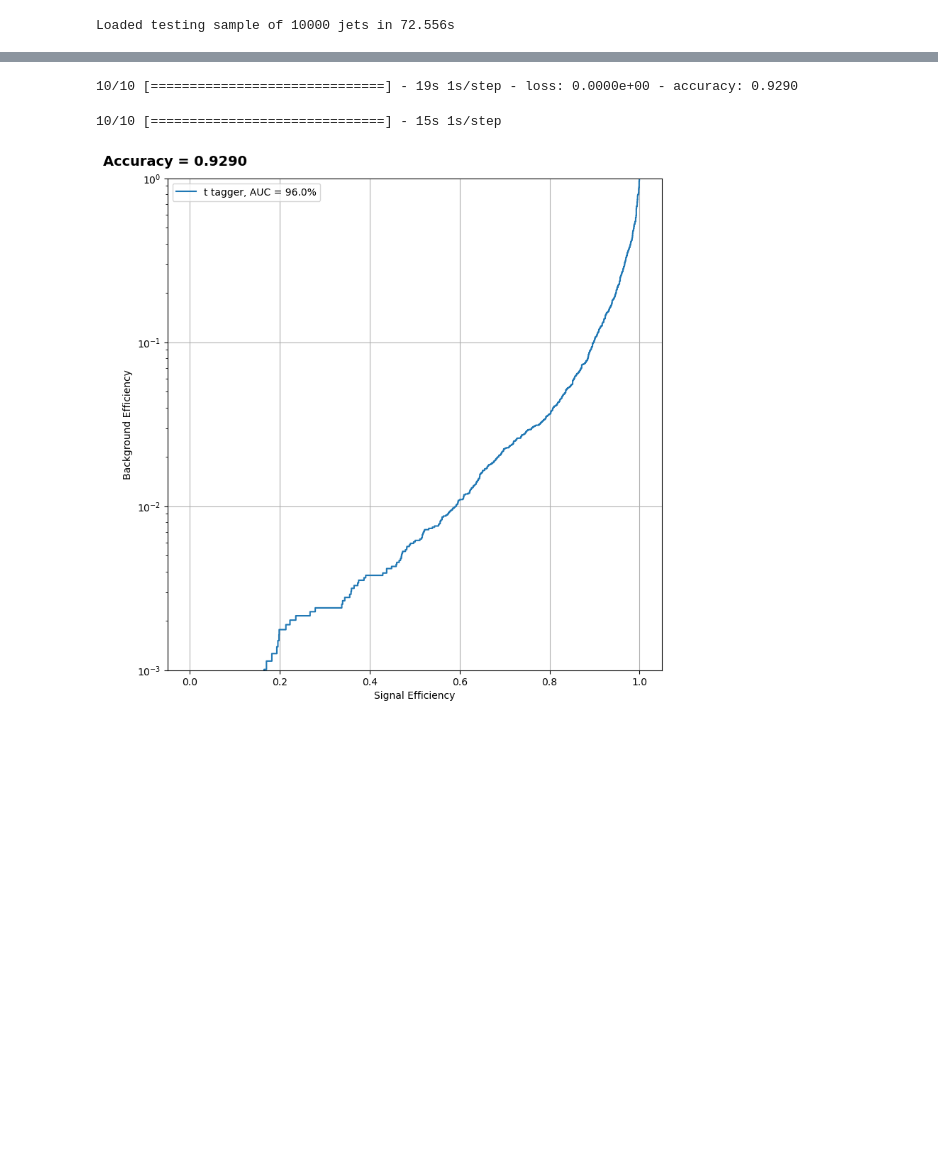
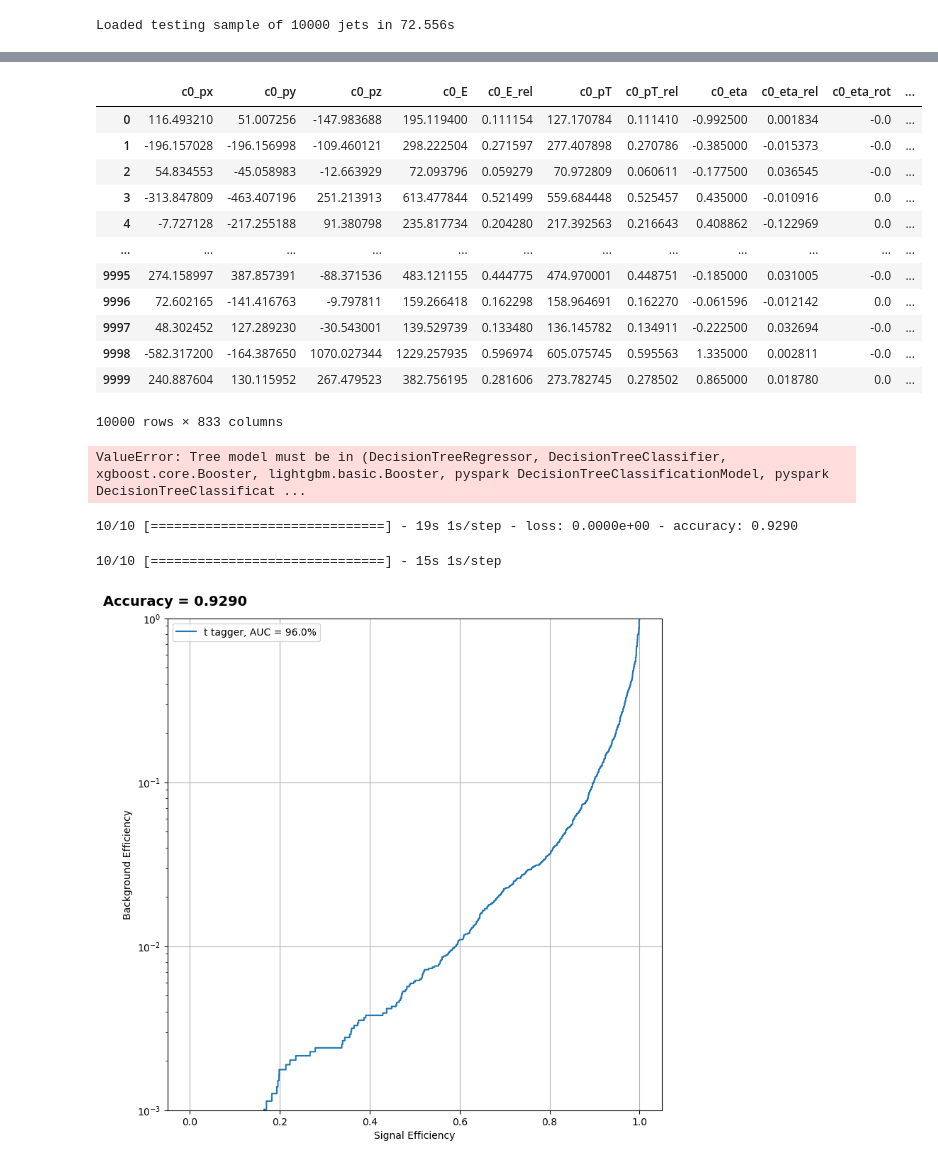
Before and after one commit to andygoliver/Masters_BDT, a Jupyter notebook: test_scripts/evaluation_test.ipynb, the cells around one changed output, grey strips where cells are left out. Drawn from its saved outputs; the diff is of its cells as text; code cells hidden in the pictures; blank space fills up the shorter version.

```diff
--- a/evaluation_test.ipynb
+++ b/test_scripts/evaluation_test.ipynb
@@ -28,0 +20,9 @@ To enable them in other operations, rebuild TensorFlow with the appropriate comp
+# %%
+model = load_model('Models/Binary_class/small_tests/BDT_c50_hpT_pct_agg_10000/')
+
+train_starting_time = time.time()
+train_df = pd.read_csv('../Data/binary_class/jet_images_c50_sort_hpT_pct_agg_train.csv', nrows = 10000)
+train_load_time = time.time()-train_starting_time
+print(f'Loaded testing sample of {len(train_df)} jets in {train_load_time:.3f}s')
+
+train_ds = tfdf.keras.pd_dataframe_to_tf_dataset(train_df, label='class')
@@ -28,0 +35,16 @@ To enable them in other operations, rebuild TensorFlow with the appropriate comp
+# %%
+train_df[(list(train_df.columns)[:-1])]
+# %% [output]
+|  | c0_px | c0_py | c0_pz | c0_E | c0_E_rel | c0_pT | c0_pT_rel | c0_eta | c0_eta_rel | c0_eta_rot | ... |
+| 0 | 116.493210 | 51.007256 | -147.983688 | 195.119400 | 0.111154 | 127.170784 | 0.111410 | -0.992500 | 0.001834 | -0.0 | ... |
+| 1 | -196.157028 | -196.156998 | -109.460121 | 298.222504 | 0.271597 | 277.407898 | 0.270786 | -0.385000 | -0.015373 | -0.0 | ... |
+| 2 | 54.834553 | -45.058983 | -12.663929 | 72.093796 | 0.059279 | 70.972809 | 0.060611 | -0.177500 | 0.036545 | -0.0 | ... |
+| 3 | -313.847809 | -463.407196 | 251.213913 | 613.477844 | 0.521499 | 559.684448 | 0.525457 | 0.435000 | -0.010916 | 0.0 | ... |
+| 4 | -7.727128 | -217.255188 | 91.380798 | 235.817734 | 0.204280 | 217.392563 | 0.216643 | 0.408862 | -0.122969 | 0.0 | ... |
+| ... | ... | ... | ... | ... | ... | ... | ... | ... | ... | ... | ... |
+| 9995 | 274.158997 | 387.857391 | -88.371536 | 483.121155 | 0.444775 | 474.970001 | 0.448751 | -0.185000 | 0.031005 | -0.0 | ... |
+| 9996 | 72.602165 | -141.416763 | -9.797811 | 159.266418 | 0.162298 | 158.964691 | 0.162270 | -0.061596 | -0.012142 | 0.0 | ... |
+| 9997 | 48.302452 | 127.289230 | -30.543001 | 139.529739 | 0.133480 | 136.145782 | 0.134911 | -0.222500 | 0.032694 | -0.0 | ... |
+| 9998 | -582.317200 | -164.387650 | 1070.027344 | 1229.257935 | 0.596974 | 605.075745 | 0.595563 | 1.335000 | 0.002811 | -0.0 | ... |
+| 9999 | 240.887604 | 130.115952 | 267.479523 | 382.756195 | 0.281606 | 273.782745 | 0.278502 | 0.865000 | 0.018780 | 0.0 | ... |
+10000 rows × 833 columns
@@ -29,3 +53,7 @@ To enable them in other operations, rebuild TensorFlow with the appropriate comp
+# %%
+dtreeviz.model(model, X_train=train_df[(list(train_df.columns)[:-1])], y_train= train_df['class'])
+# %% [output]
+ValueError: Tree model must be in (DecisionTreeRegressor, DecisionTreeClassifier, xgboost.core.Booster, lightgbm.basic.Booster, pyspark DecisionTreeClassificationModel, pyspark DecisionTreeClassificat ...
 # %%
 import os
 inspector_path = os.path.join('Models/Binary_class/BDT_c50_hpT_pct_agg/', "assets")
```
Also changed, not shown: parts of 4 cells of this notebook, 18 other files.
